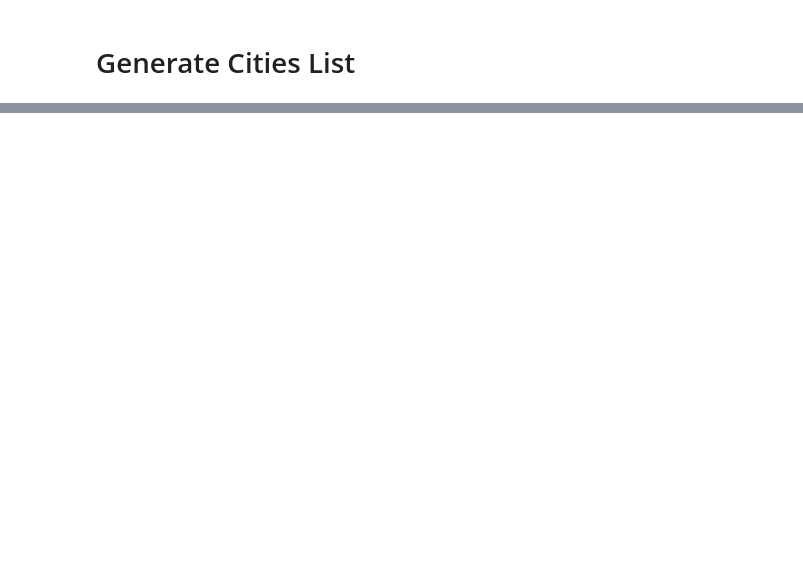
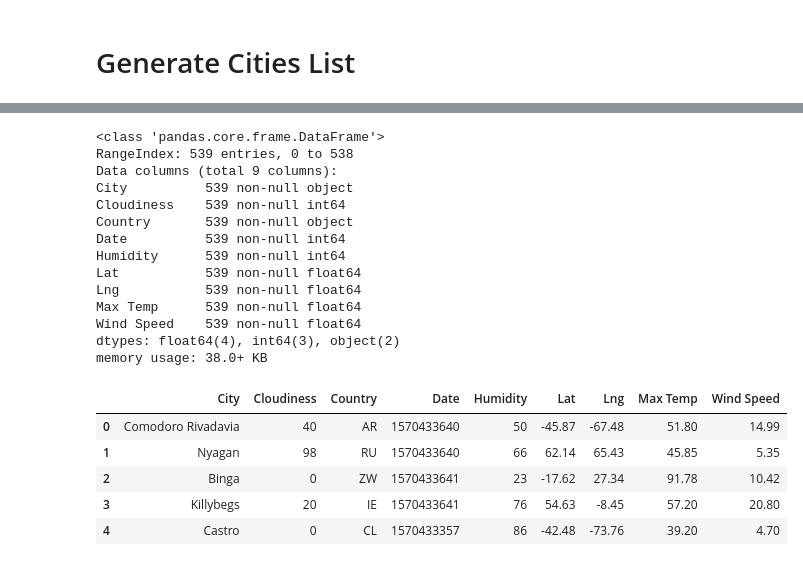
Before and after one commit to david-kishi/python-api-challenge, a Jupyter notebook: WeatherPy.ipynb, the cells around one changed output, grey strips where cells are left out. Drawn from its saved outputs; the diff is of its cells as text; code cells hidden in the pictures; blank space fills up the shorter version.

```diff
--- a/WeatherPy.ipynb
+++ b/WeatherPy.ipynb
@@ -55,0 +137,25 @@ len(cities)
+# %%
+weather_df = pd.DataFrame(info)
+weather_df.info()
+weather_df.head()
+# %% [output]
+<class 'pandas.core.frame.DataFrame'>
+RangeIndex: 539 entries, 0 to 538
+Data columns (total 9 columns):
+City          539 non-null object
+Cloudiness    539 non-null int64
+Country       539 non-null object
+Date          539 non-null int64
+Humidity      539 non-null int64
+Lat           539 non-null float64
+Lng           539 non-null float64
+Max Temp      539 non-null float64
+Wind Speed    539 non-null float64
+dtypes: float64(4), int64(3), object(2)
+memory usage: 38.0+ KB
+|  | City | Cloudiness | Country | Date | Humidity | Lat | Lng | Max Temp | Wind Speed |
+| 0 | Comodoro Rivadavia | 40 | AR | 1570433640 | 50 | -45.87 | -67.48 | 51.80 | 14.99 |
+| 1 | Nyagan | 98 | RU | 1570433640 | 66 | 62.14 | 65.43 | 45.85 | 5.35 |
+| 2 | Binga | 0 | ZW | 1570433641 | 23 | -17.62 | 27.34 | 91.78 | 10.42 |
+| 3 | Killybegs | 20 | IE | 1570433641 | 76 | 54.63 | -8.45 | 57.20 | 20.80 |
+| 4 | Castro | 0 | CL | 1570433357 | 86 | -42.48 | -73.76 | 39.20 | 4.70 |
```
Also changed, not shown: parts of 13 cells of this notebook, 3 other files.
